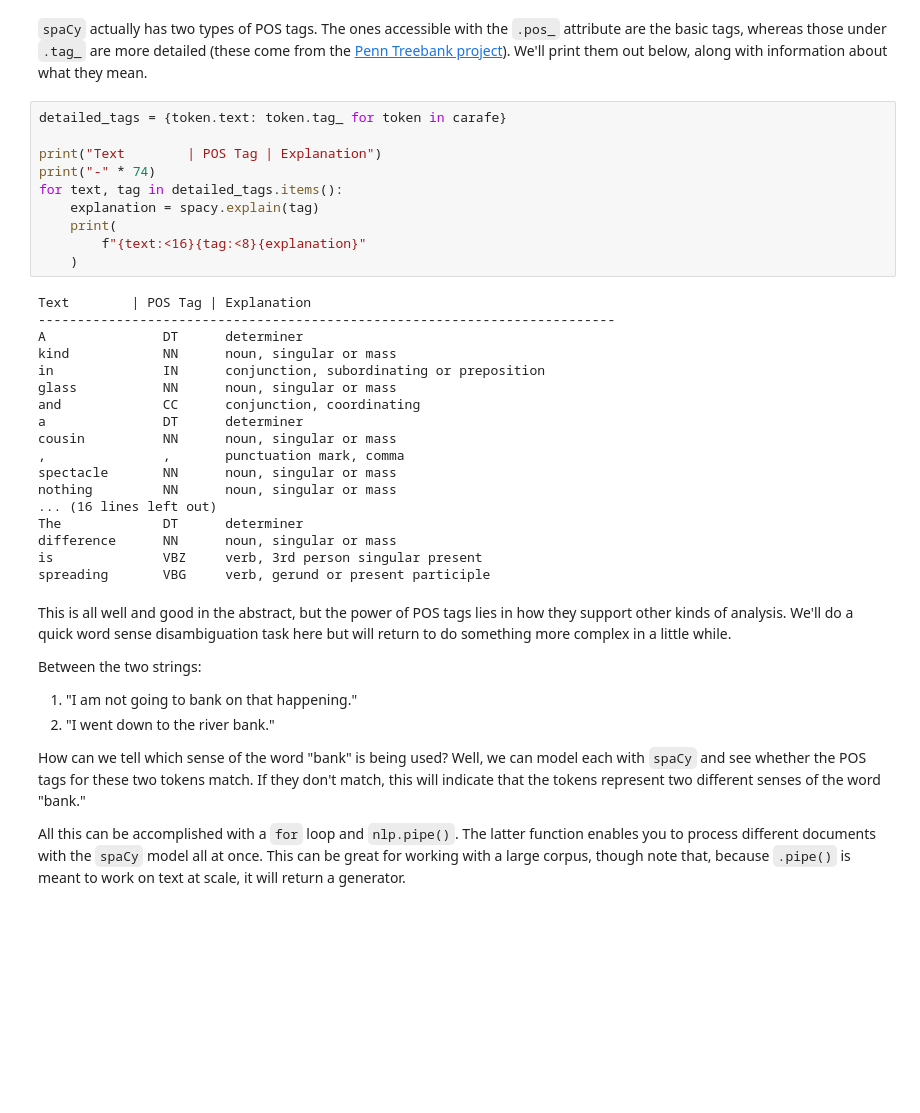
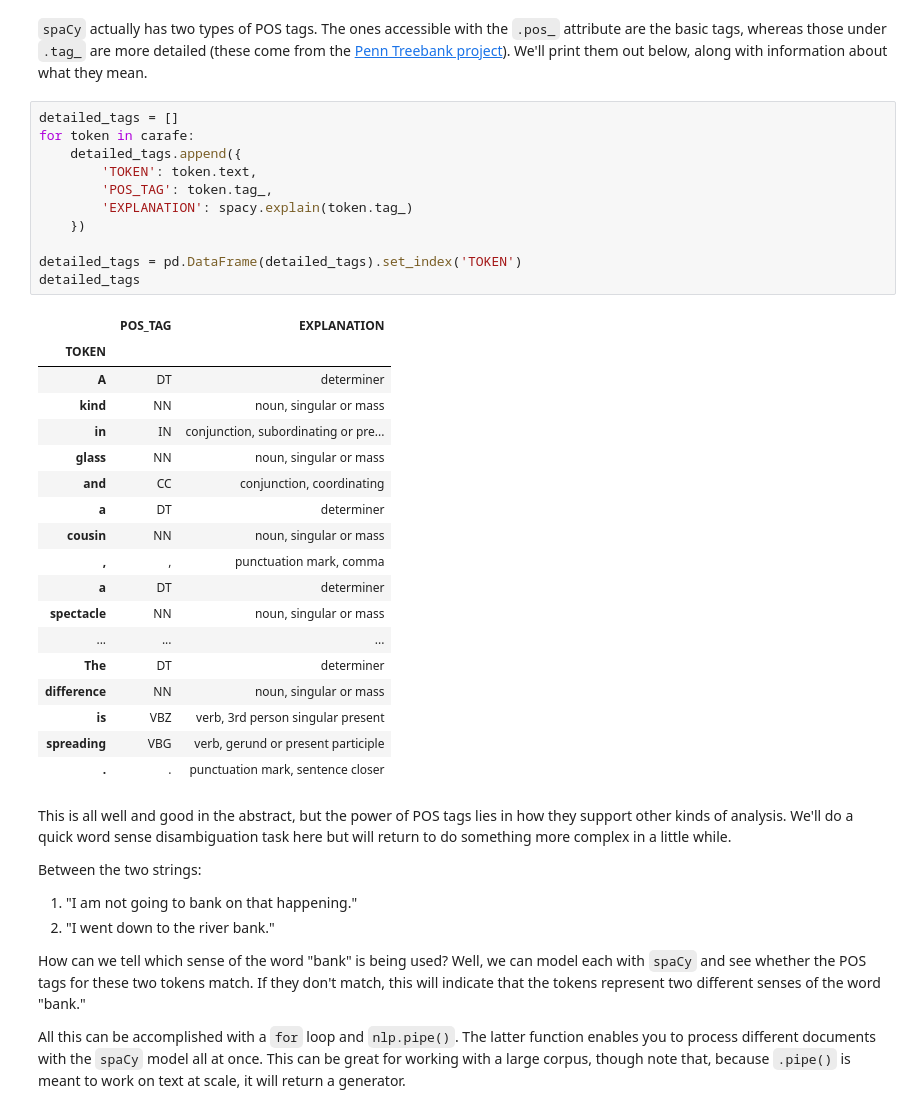
Before and after one commit to ucdavisdatalab/workshop_nlp_with_python, a Jupyter notebook: 02_text-annotation-with-spacy.ipynb, the cells around one changed output. Saved outputs shown, nothing was run; the diff lists cells and outputs as text; blank space fills up the shorter version.

```diff
--- a/02_text-annotation-with-spacy.ipynb
+++ b/02_text-annotation-with-spacy.ipynb
@@ -437,33 +450,35 @@ spacy.explain('CCONJ')
 
 [Penn Treebank project]: https://www.ling.upenn.edu/courses/Fall_2003/ling001/penn_treebank_pos.html
 # %%
-detailed_tags = {token.text: token.tag_ for token in carafe}
+detailed_tags = []
+for token in carafe:
+    detailed_tags.append({
+        'TOKEN': token.text,
+        'POS_TAG': token.tag_,
+        'EXPLANATION': spacy.explain(token.tag_)
+    })
 
-print("Text        | POS Tag | Explanation")
-print("-" * 74)
-for text, tag in detailed_tags.items():
-    explanation = spacy.explain(tag)
-    print(
-        f"{text:<16}{tag:<8}{explanation}"
-    )
+detailed_tags = pd.DataFrame(detailed_tags).set_index('TOKEN')
+detailed_tags
 # %% [output]
-Text        | POS Tag | Explanation
---------------------------------------------------------------------------
-A               DT      determiner
-kind            NN      noun, singular or mass
-in              IN      conjunction, subordinating or preposition
-glass           NN      noun, singular or mass
-and             CC      conjunction, coordinating
-a               DT      determiner
-cousin          NN      noun, singular or mass
-,               ,       punctuation mark, comma
-spectacle       NN      noun, singular or mass
-nothing         NN      noun, singular or mass
-... (16 lines left out)
-The             DT      determiner
-difference      NN      noun, singular or mass
-is              VBZ     verb, 3rd person singular present
-spreading       VBG     verb, gerund or present participle
+|  | POS_TAG | EXPLANATION |
+| TOKEN |  |  |
+| A | DT | determiner |
+| kind | NN | noun, singular or mass |
+| in | IN | conjunction, subordinating or pre... |
+| glass | NN | noun, singular or mass |
+| and | CC | conjunction, coordinating |
+| a | DT | determiner |
+| cousin | NN | noun, singular or mass |
+| , | , | punctuation mark, comma |
+| a | DT | determiner |
+| spectacle | NN | noun, singular or mass |
+| ... | ... | ... |
+| The | DT | determiner |
+| difference | NN | noun, singular or mass |
+| is | VBZ | verb, 3rd person singular present |
+| spreading | VBG | verb, gerund or present participle |
+| . | . | punctuation mark, sentence closer |
 # %% [markdown]
 This is all well and good in the abstract, but the power of POS tags lies in how they support other kinds of analysis. We'll do a quick word sense disambiguation task here but will return to do something more complex in a little while.
 
```
Also changed, not shown: parts of 11 cells of this notebook.
